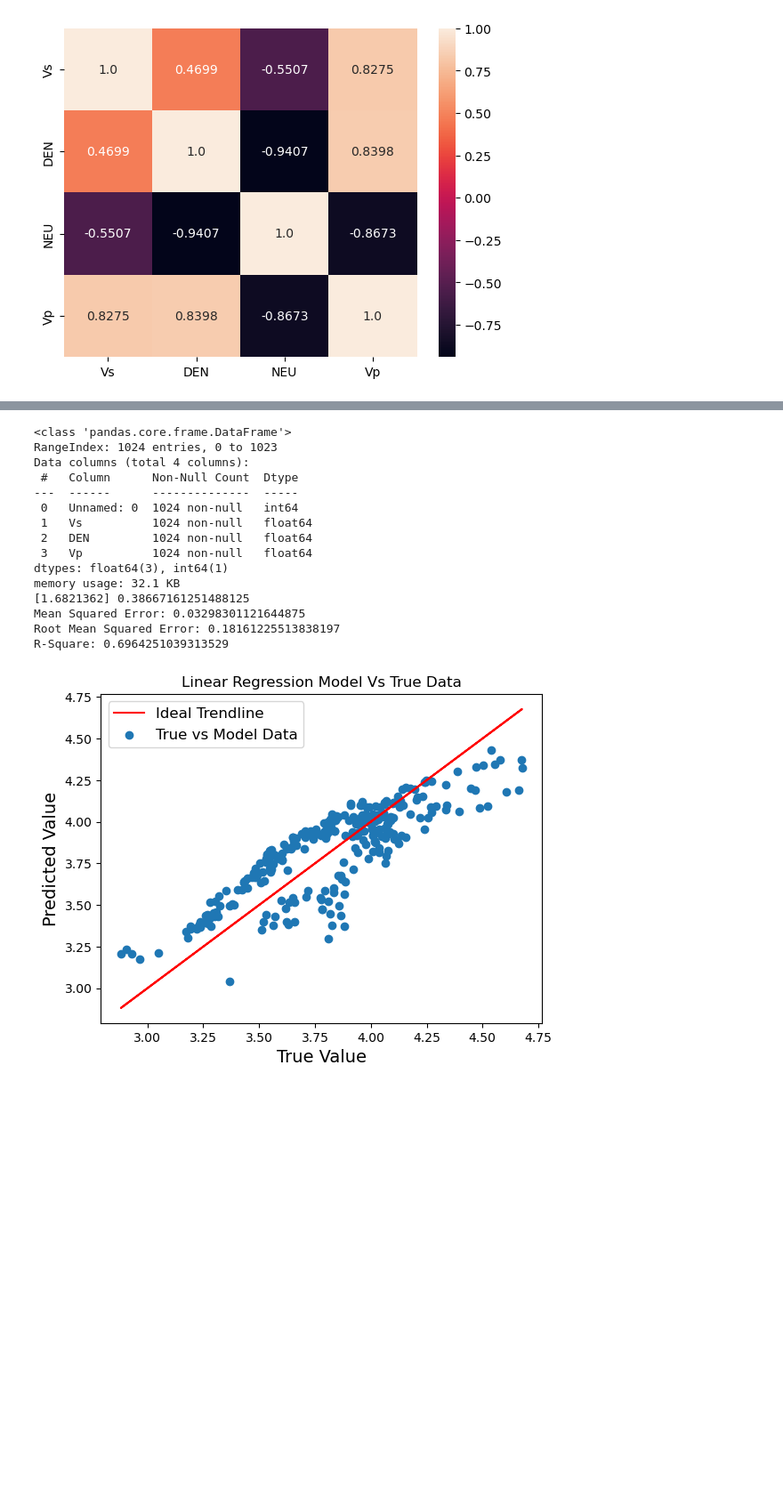
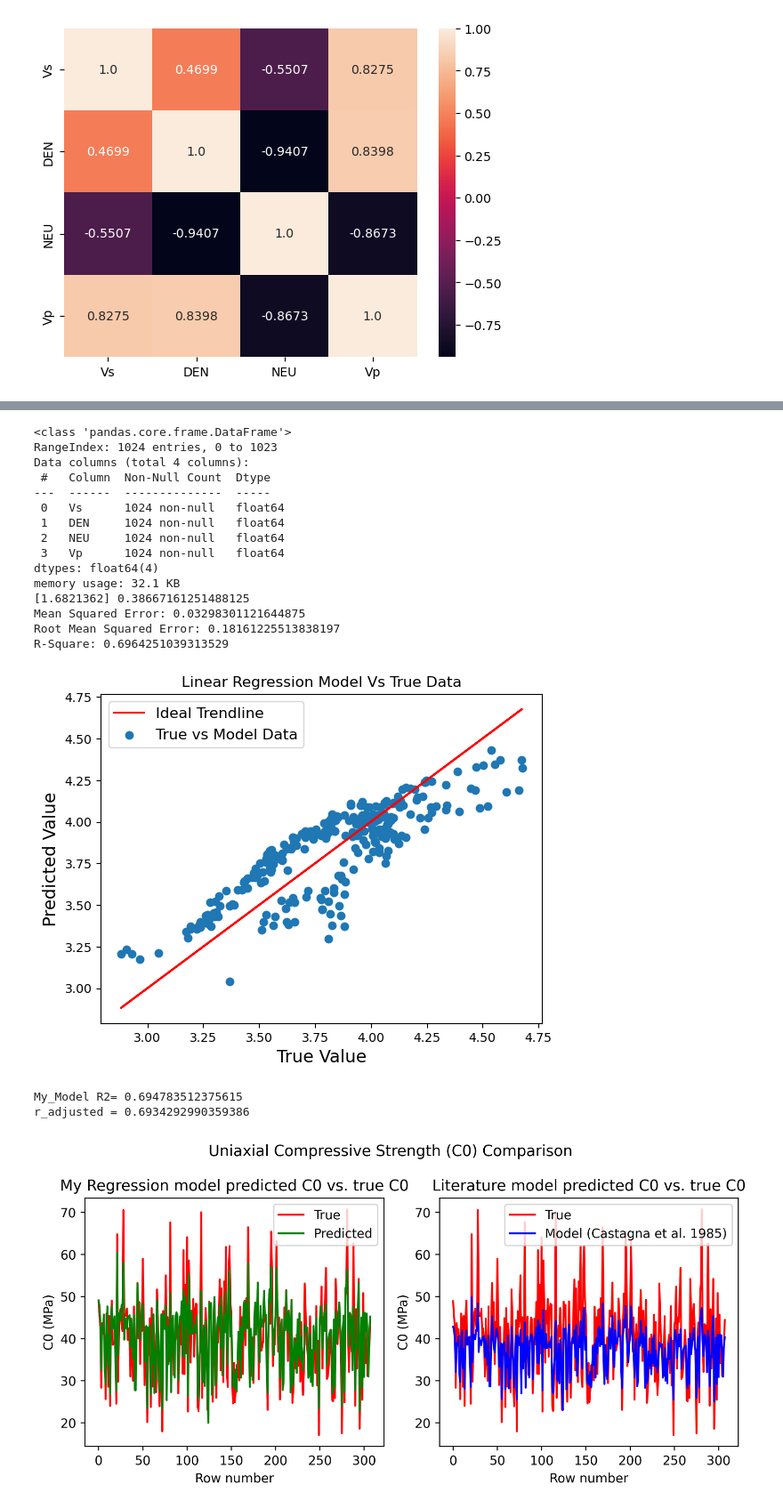
Before and after one commit to GitLars0/Teknisk-Modellering, a Jupyter notebook: ass_3/Project3_1.ipynb, the cells around one changed output, grey strips where cells are left out. Shown at 89% size. Saved outputs shown, nothing was run; the diff lists cells and outputs as text; code cells hidden in the pictures; blank space fills up the shorter version.

```diff
--- a/ass_3/Project3_1.ipynb
+++ b/ass_3/Project3_1.ipynb
@@ -279,9 +278,8 @@ dataF.to_excel('CleanedFeatureSelectedFiltered.xlsx', index=False)
 # %%
-df4 = pd.read_excel('FinalCleanedSelected.xlsx')
+df4 = pd.read_excel('CleanOutlier1.xlsx')
 
 df4.info()
 X = df4[['Vs']]
-X_multi = df4[['Vs', 'DEN']]
 
 y = df4['Vp']
 x_train, x_test, y_train, y_test = train_test_split(X,y, test_size=0.3, random_state=42)
@@ -304,20 +302,58 @@ plt.xlabel('True Value',fontsize=14)
 plt.ylabel('Predicted Value',fontsize=14)
 plt.legend(['Ideal Trendline', 'True vs Model Data'], loc='upper left', fontsize=12)
 plt.show()
+
+Co_true = np.array(0.77*y_test**2.93)
+Co_my_model = 0.77*y_pred**2.93
+Co_Castagna = np.array(0.77*(1.16*x_test + 1.36)**2.93)
+print('My_Model R2=', r2_score(Co_true, Co_my_model))
+
+def r2_adj(n, p):
+    return 1-(1-r2)*(n-1)/(n-p-1)
+
+n = len(y_pred)
+p = 3
+print('r_adjusted =', r2_adj(n,p))
 # %% [output]
 <class 'pandas.core.frame.DataFrame'>
 RangeIndex: 1024 entries, 0 to 1023
 Data columns (total 4 columns):
- #   Column      Non-Null Count  Dtype
----  ------      --------------  -----
- 0   Unnamed: 0  1024 non-null   int64
- 1   Vs          1024 non-null   float64
- 2   DEN         1024 non-null   float64
- 3   Vp          1024 non-null   float64
-dtypes: float64(3), int64(1)
+ #   Column  Non-Null Count  Dtype
+---  ------  --------------  -----
+ 0   Vs      1024 non-null   float64
+ 1   DEN     1024 non-null   float64
+ 2   NEU     1024 non-null   float64
+ 3   Vp      1024 non-null   float64
+dtypes: float64(4)
 memory usage: 32.1 KB
 [1.6821362] 0.38667161251488125
 Mean Squared Error: 0.03298301121644875
 Root Mean Squared Error: 0.18161225513838197
 R-Square: 0.6964251039313529
 [figure]
+My_Model R2= 0.694783512375615
+r_adjusted = 0.6934292990359386
+# %%
+fig, axes = plt.subplots(1, 2, figsize=(8,4), dpi = 380)
+
+fig.suptitle("Uniaxial Compressive Strength (C0) Comparison")
+# Plotting regression model predicted C0 and true C0
+axes[0].plot(Co_true, label = "True", color = "red")
+axes[0].plot(Co_my_model, label = "Predicted", color = "green")
+axes[0].set_xlabel("Row number")
+axes[0].set_ylabel("C0 (MPa)")
+axes[0].set_title("My Regression model predicted C0 vs. true C0")
+axes[0].legend()
+
+
+# Plotting literature model (Castagna et al. (1985)) predicted C0 and true C0
+axes[1].plot(Co_true, label = "True", color = "red")
+axes[1].plot(Co_Castagna, label = "Model (Castagna et al. 1985)", color = "blue")
+axes[1].set_xlabel("Row number")
+axes[1].set_ylabel("C0 (MPa)")
+axes[1].set_title("Literature model predicted C0 vs. true C0")
+axes[1].legend()
+plt.tight_layout()
+plt.show()
+# %% [output]
+[figure, added]
```
Also changed, not shown: parts of 12 cells of this notebook, 3 other files.
